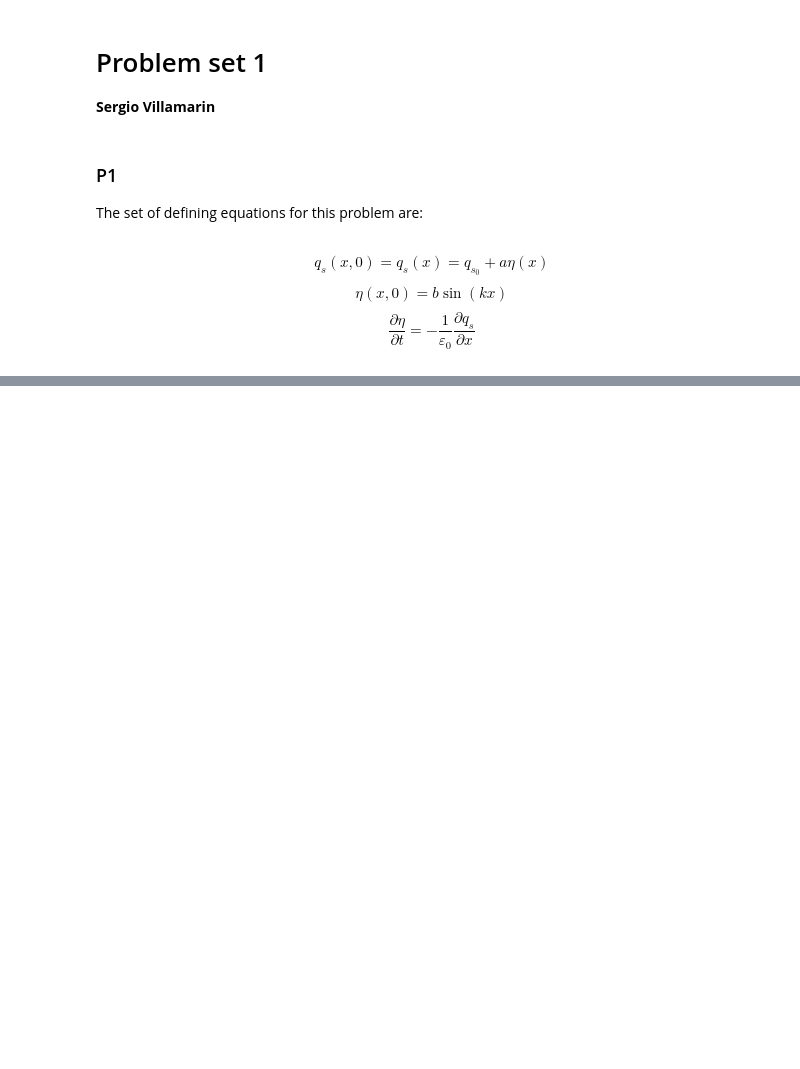
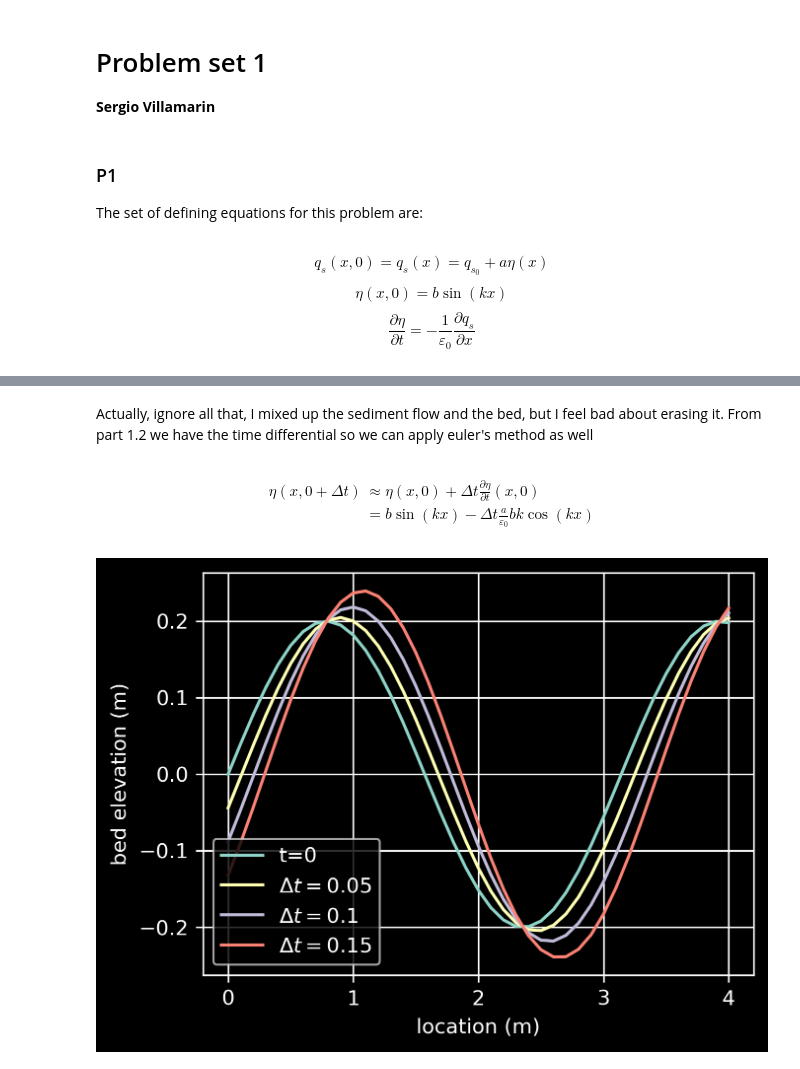
Before and after one commit to isamarcortes/Depositional_Mechanics, a Jupyter notebook: PS1.ipynb, the cells around one changed output, grey strips where cells are left out. Cells and saved outputs as stored; diff of their text form; code cells hidden in the pictures; blank space fills up the shorter version.

```diff
--- a/PS1.ipynb
+++ b/PS1.ipynb
@@ -26,0 +51,40 @@ $$
+# %% [markdown]
+Actually, ignore all that, I mixed up the sediment flow and the bed, but I feel bad about erasing it. From part 1.2 we have the time differential so we can apply euler's method as well
+# %% [markdown]
+$$
+\begin{align*}
+    \eta(x,0+\Delta t)&\approx \eta(x,0)+\Delta t \frac{\partial \eta}{\partial t}(x,0)\\
+    &=b\sin(kx)-\Delta t\frac{a}{\varepsilon_0}bk\cos(kx)
+\end{align*}
+$$
+# %%
+#sediment flow parameters
+q0=0.22; a=1.1;
+#bed shape parameters
+b=0.2; k=2.0; eps=0.5; #bed porosity not given so I'll assume 0.5
+#space domain
+xdelta=0.1;
+start=0.0; end=4.0;
+x=np.arange(start, end+xdelta,xdelta)
+#time domain
+tdelta=[0.05,0.1,0.15]
+# %%
+#setup
+n=[];
+fig, ax= plt.subplots(figsize=[4.8, 3.6],dpi=300);
+plt.style.use("dark_background");
+# initial conditions plot
+n.append(b*np.sin(k*x));
+ax.plot(x,n[0],label="t=0");
+# different time delta plots
+for i in range(len(tdelta)):
+    n.append( b*np.sin(k*x)-tdelta[i]*(a*b*k/eps)*np.cos(k*x) );
+    ax.plot(x,n[i+1],label="$\Delta t=$"+str(tdelta[i]));
+# style of the plot
+ax.set_xlabel("location (m)");
+ax.set_ylabel("bed elevation (m)");
+ax.legend();
+ax.grid(True);
+plt.show();
+# %% [output]
+[figure, added]
```
Also changed, not shown: parts of 13 cells of this notebook, 2 other files.
